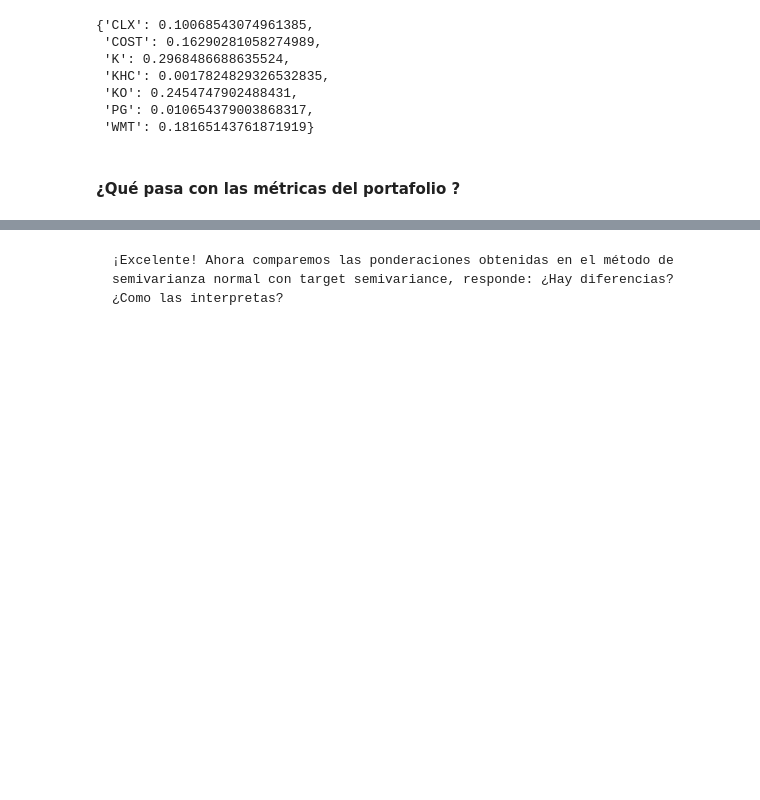
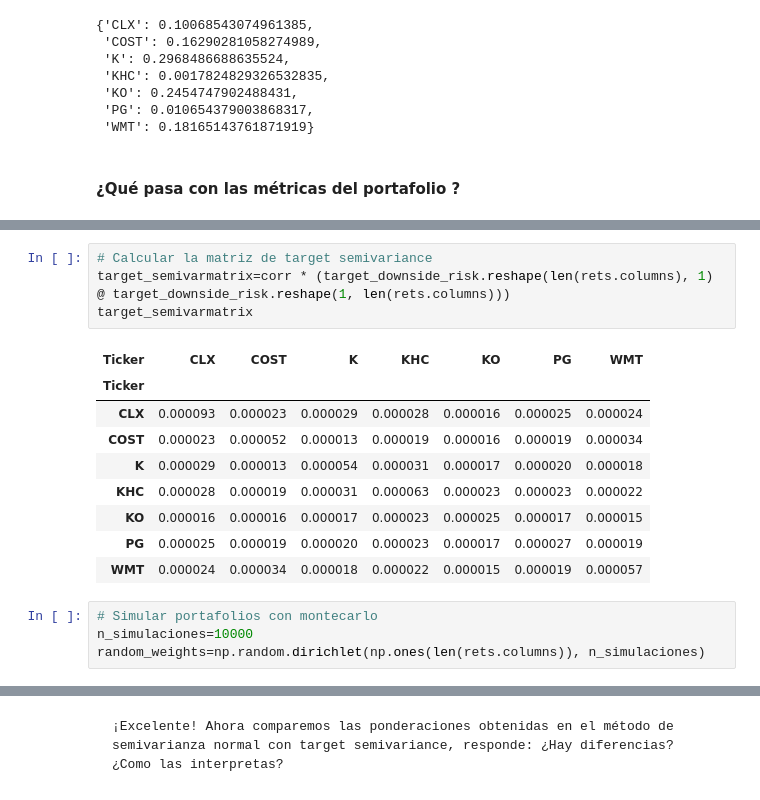
Before and after one commit to ppmelch/Portafolios-de-Inversi-n, a Jupyter notebook: Parcial 2/C 11/C 11.ipynb, the cells around one changed output, grey strips where cells are left out. Saved outputs shown, nothing was run; the diff lists cells and outputs as text; blank space fills up the shorter version.

```diff
--- a/Parcial 2/C 11/C 11.ipynb
+++ b/Parcial 2/C 11/C 11.ipynb
@@ -361,0 +516,18 @@ Recuerda que los pasos son reiterativos y siguen la misma estructura que el mét
+# %%
+# Calcular la matriz de target semivariance
+target_semivarmatrix=corr * (target_downside_risk.reshape(len(rets.columns), 1) @ target_downside_risk.reshape(1, len(rets.columns)))
+target_semivarmatrix
+# %% [output]
+| Ticker | CLX | COST | K | KHC | KO | PG | WMT |
+| Ticker |  |  |  |  |  |  |  |
+| CLX | 0.000093 | 0.000023 | 0.000029 | 0.000028 | 0.000016 | 0.000025 | 0.000024 |
+| COST | 0.000023 | 0.000052 | 0.000013 | 0.000019 | 0.000016 | 0.000019 | 0.000034 |
+| K | 0.000029 | 0.000013 | 0.000054 | 0.000031 | 0.000017 | 0.000020 | 0.000018 |
+| KHC | 0.000028 | 0.000019 | 0.000031 | 0.000063 | 0.000023 | 0.000023 | 0.000022 |
+| KO | 0.000016 | 0.000016 | 0.000017 | 0.000023 | 0.000025 | 0.000017 | 0.000015 |
+| PG | 0.000025 | 0.000019 | 0.000020 | 0.000023 | 0.000017 | 0.000027 | 0.000019 |
+| WMT | 0.000024 | 0.000034 | 0.000018 | 0.000022 | 0.000015 | 0.000019 | 0.000057 |
+# %%
+# Simular portafolios con montecarlo
+n_simulaciones=10000
+random_weights=np.random.dirichlet(np.ones(len(rets.columns)), n_simulaciones)
```
Also changed, not shown: parts of 40 cells of this notebook, 2 other files.
